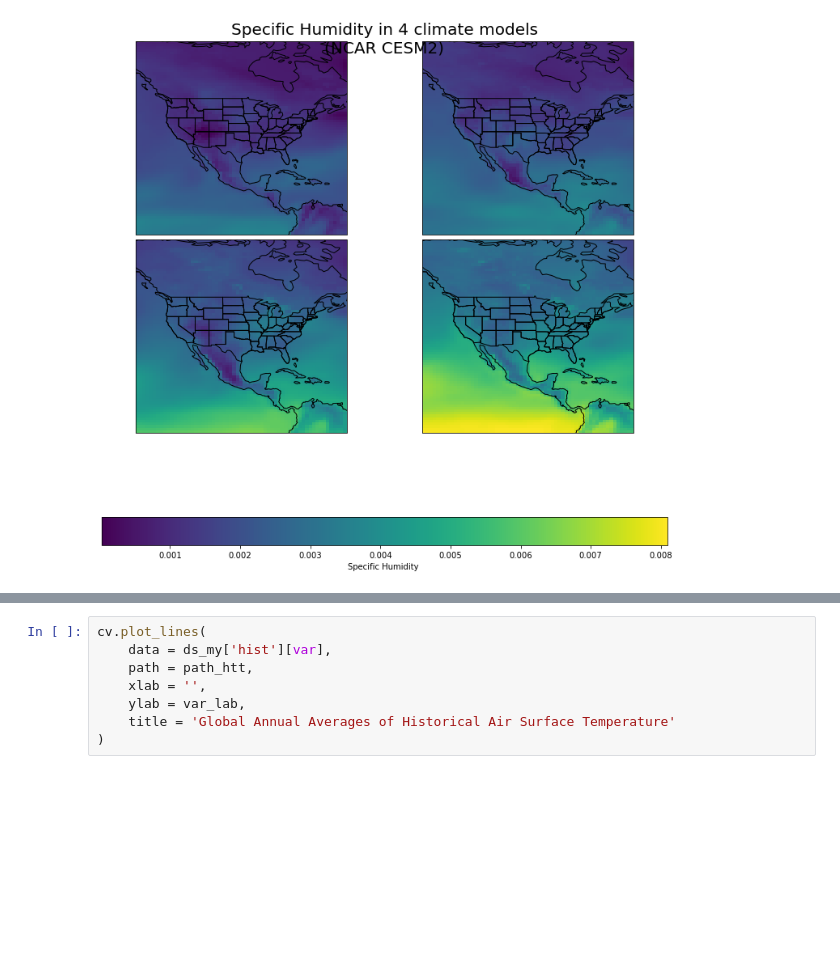
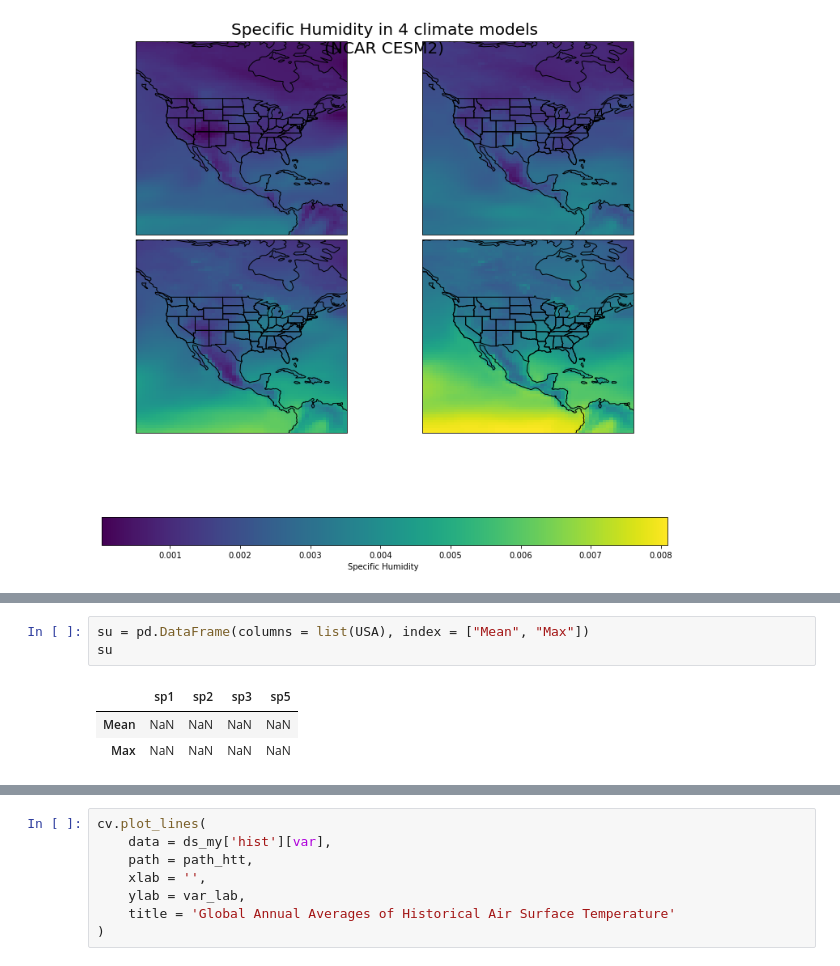
Before and after one commit to UCB-stat-159-s22/hw07-group20, a Jupyter notebook: notebooks/United States.ipynb, the cells around one changed output, grey strips where cells are left out. Drawn from its saved outputs; the diff is of its cells as text; blank space fills up the shorter version.

```diff
--- a/notebooks/United States.ipynb
+++ b/notebooks/United States.ipynb
@@ -185,0 +207,7 @@ https://www.merriam-webster.com/dictionary/evapotranspiration
+# %%
+su = pd.DataFrame(columns = list(USA), index = ["Mean", "Max"])
+su
+# %% [output]
+|  | sp1 | sp2 | sp3 | sp5 |
+| Mean | NaN | NaN | NaN | NaN |
+| Max | NaN | NaN | NaN | NaN |
```
Also changed, not shown: parts of 9 cells of this notebook, 1 other file.
